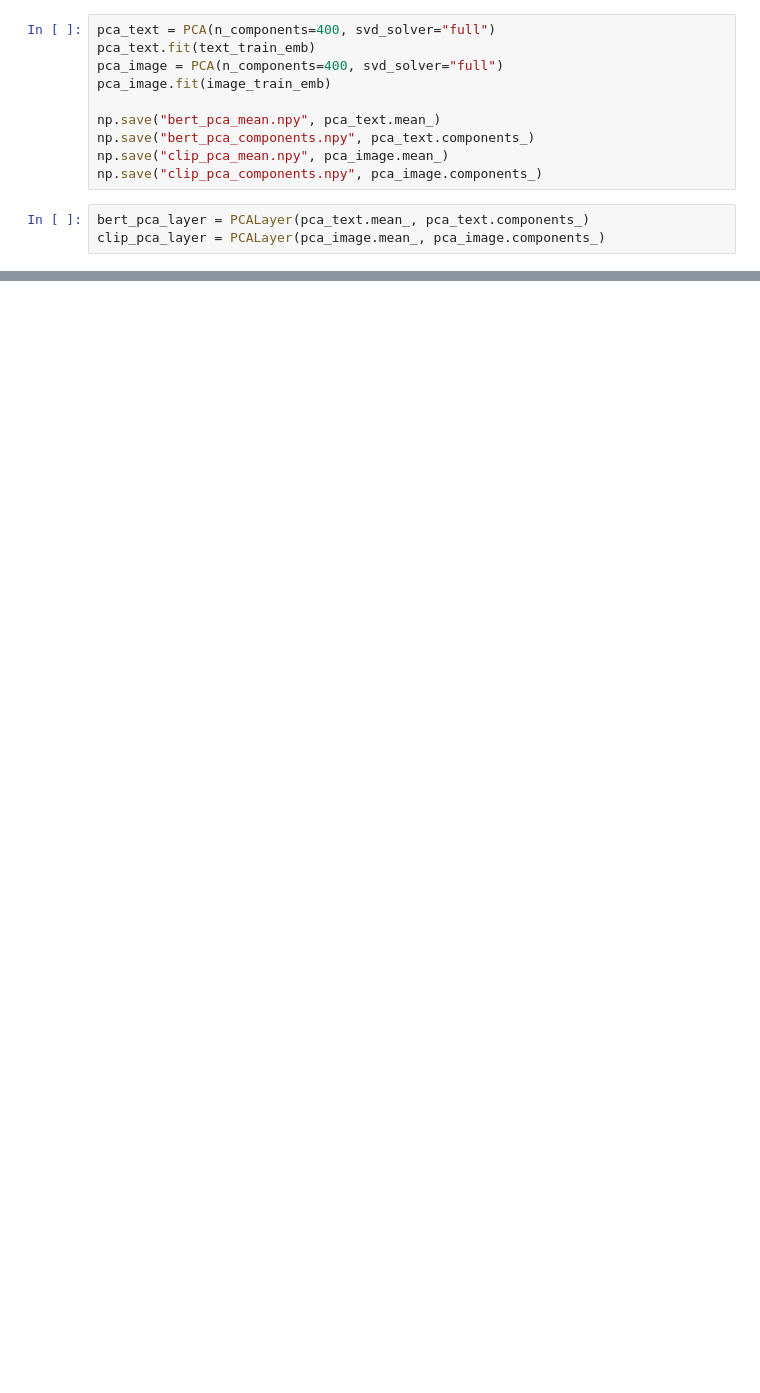
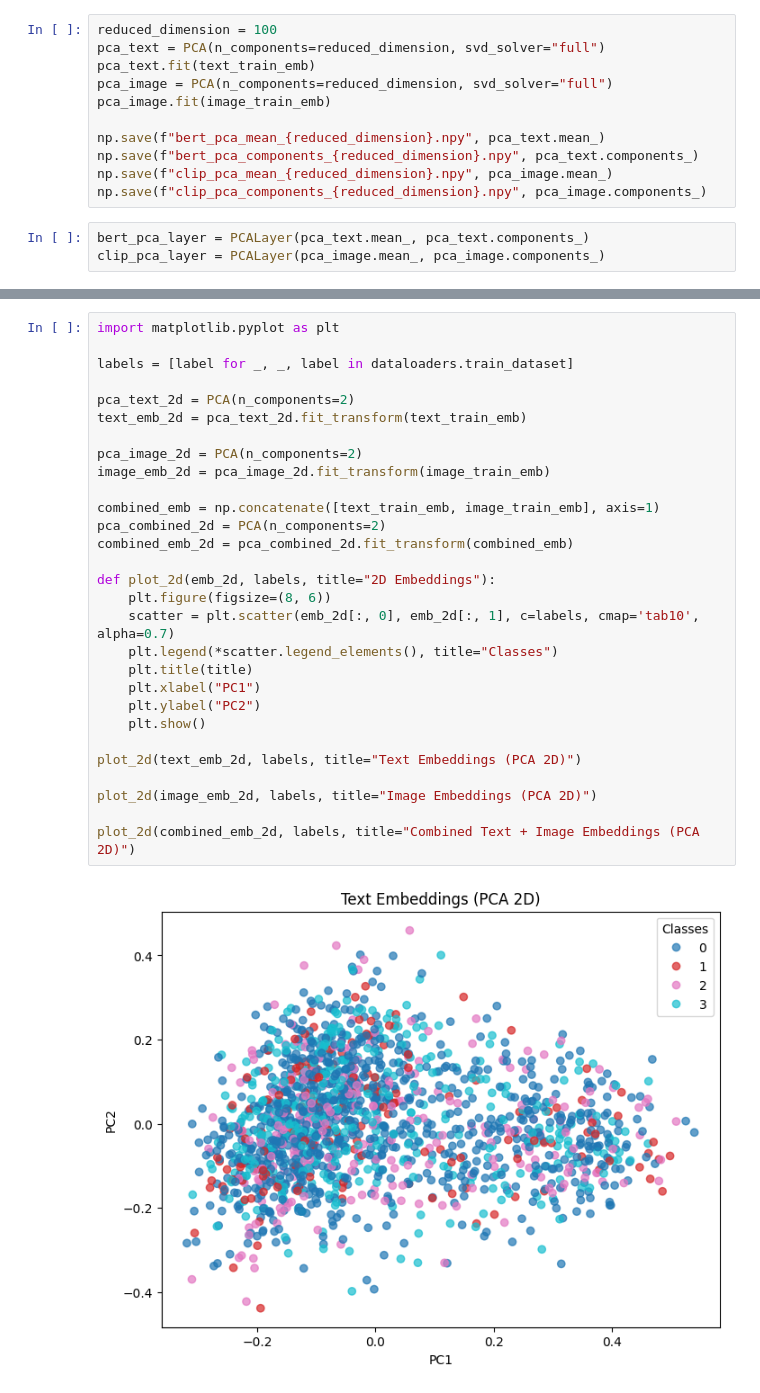
Before and after one commit to vishnurchityala/graph-networks, a Jupyter notebook: trial_notebooks/pca_trial.ipynb, the cells around one changed output, grey strips where cells are left out. Cells and saved outputs as stored; diff of their text form; blank space fills up the shorter version.

Commit message:
Initial Exploration of Data (Graph and Clusters)

```diff
--- a/trial_notebooks/pca_trial.ipynb
+++ b/trial_notebooks/pca_trial.ipynb
@@ -153,15 +153,16 @@ cls.seq_relationship.bias                  | UNEXPECTED |  |
 Notes:
 - UNEXPECTED    :can be ignored when loading from different task/architecture; not ok if you expect identical arch.
 # %%
-pca_text = PCA(n_components=400, svd_solver="full")
+reduced_dimension = 100
+pca_text = PCA(n_components=reduced_dimension, svd_solver="full")
 pca_text.fit(text_train_emb)
-pca_image = PCA(n_components=400, svd_solver="full")
+pca_image = PCA(n_components=reduced_dimension, svd_solver="full")
 pca_image.fit(image_train_emb)
 
-np.save("bert_pca_mean.npy", pca_text.mean_)
-np.save("bert_pca_components.npy", pca_text.components_)
-np.save("clip_pca_mean.npy", pca_image.mean_)
-np.save("clip_pca_components.npy", pca_image.components_)
+np.save(f"bert_pca_mean_{reduced_dimension}.npy", pca_text.mean_)
+np.save(f"bert_pca_components_{reduced_dimension}.npy", pca_text.components_)
+np.save(f"clip_pca_mean_{reduced_dimension}.npy", pca_image.mean_)
+np.save(f"clip_pca_components_{reduced_dimension}.npy", pca_image.components_)
 # %%
 bert_pca_layer = PCALayer(pca_text.mean_, pca_text.components_)
 clip_pca_layer = PCALayer(pca_image.mean_, pca_image.components_)
@@ -181,0 +183,31 @@ Image PCA shape: torch.Size([16, 400])
+# %%
+import matplotlib.pyplot as plt
+
+labels = [label for _, _, label in dataloaders.train_dataset]
+
+pca_text_2d = PCA(n_components=2)
+text_emb_2d = pca_text_2d.fit_transform(text_train_emb)
+
+pca_image_2d = PCA(n_components=2)
+image_emb_2d = pca_image_2d.fit_transform(image_train_emb)
+
+combined_emb = np.concatenate([text_train_emb, image_train_emb], axis=1)
+pca_combined_2d = PCA(n_components=2)
+combined_emb_2d = pca_combined_2d.fit_transform(combined_emb)
+
+def plot_2d(emb_2d, labels, title="2D Embeddings"):
+    plt.figure(figsize=(8, 6))
+    scatter = plt.scatter(emb_2d[:, 0], emb_2d[:, 1], c=labels, cmap='tab10', alpha=0.7)
+    plt.legend(*scatter.legend_elements(), title="Classes")
+    plt.title(title)
+    plt.xlabel("PC1")
+    plt.ylabel("PC2")
+    plt.show()
+
+plot_2d(text_emb_2d, labels, title="Text Embeddings (PCA 2D)")
+
+plot_2d(image_emb_2d, labels, title="Image Embeddings (PCA 2D)")
+
+plot_2d(combined_emb_2d, labels, title="Combined Text + Image Embeddings (PCA 2D)")
+# %% [output]
+[figure, added]
```
Also changed, not shown: parts of 7 cells of this notebook, 8 other files.
